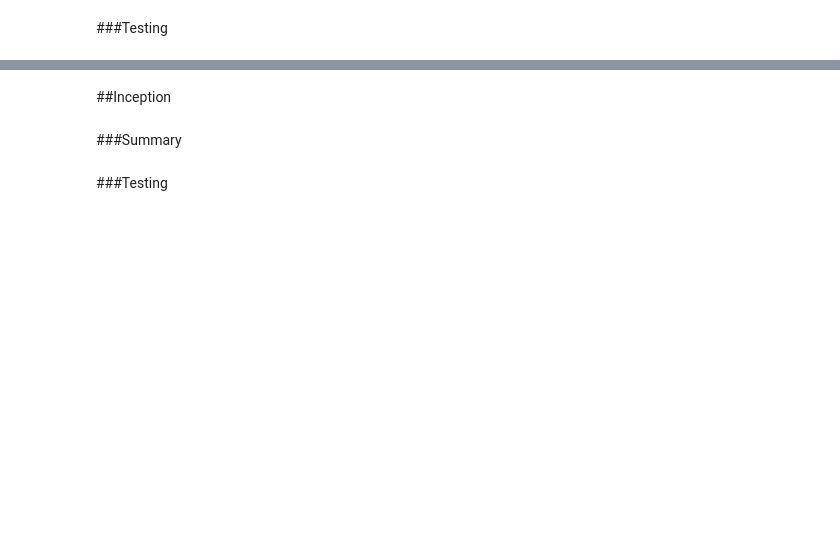
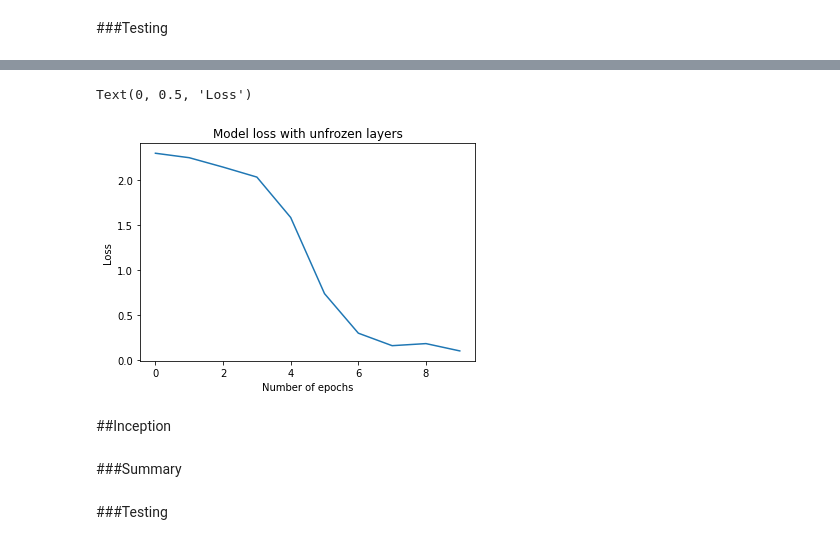
Before and after one commit to AshnakAGQ/DistractedDriver, a Jupyter notebook: CS175Project.ipynb, the cells around one changed output, grey strips where cells are left out. Cells and saved outputs as stored; diff of their text form; code cells hidden in the pictures; blank space fills up the shorter version.

```diff
--- a/CS175Project.ipynb
+++ b/CS175Project.ipynb
@@ -370,3 +428,11 @@ print('------------------------------------------------------------------------'
+# %%
+plt.plot(history.history['loss'])
+plt.title("Model loss with unfrozen layers")
+plt.xlabel('Number of epochs')
+plt.ylabel("Loss")
+# %% [output]
+Text(0, 0.5, 'Loss')
+[figure, added]
 # %% [markdown]
 ##Inception
 # %% [markdown]
```
Also changed, not shown: parts of 19 cells of this notebook.
